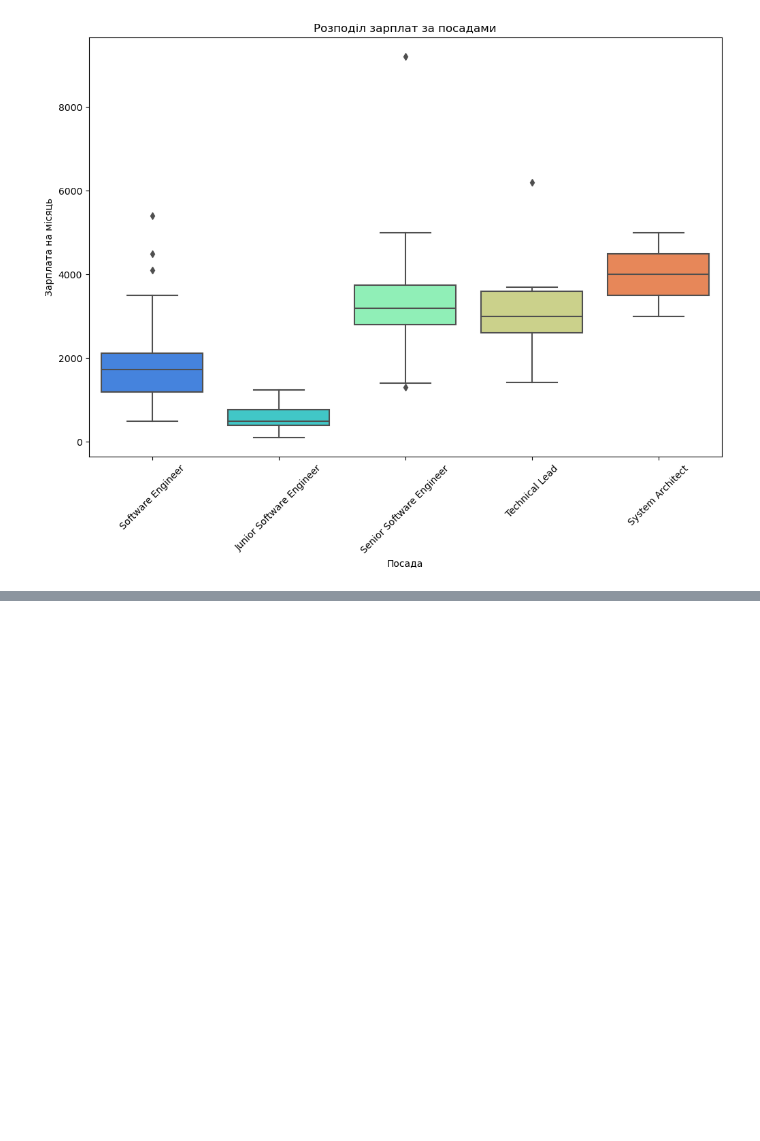
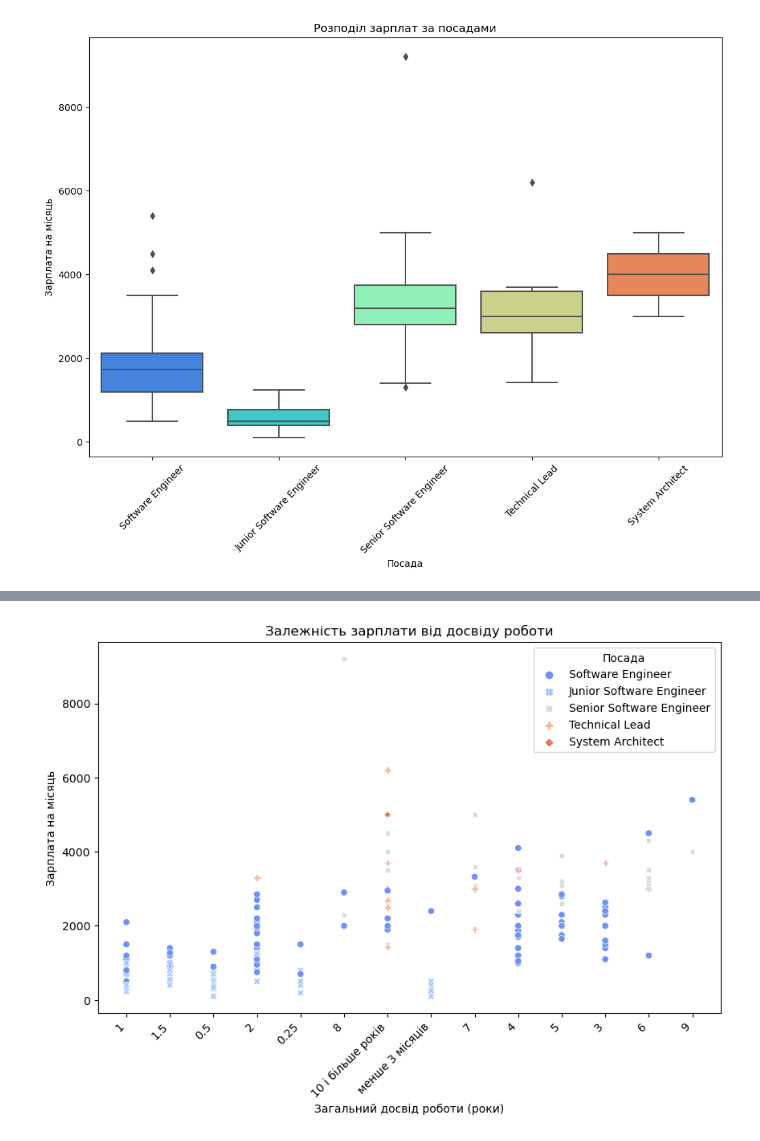
Before and after one commit to Korniev/Data-Sciense, a Jupyter notebook: hw_02/Hw_2.2.ipynb, the cells around one changed output, grey strips where cells are left out. Cells and saved outputs as stored; diff of their text form; code cells hidden in the pictures; blank space fills up the shorter version.

```diff
--- a/hw_02/Hw_2.2.ipynb
+++ b/hw_02/Hw_2.2.ipynb
@@ -288,0 +302,13 @@ plt.show()
+# %%
+# Графік розсіювання в залежності зарплати від стажу роботи
+
+plt.figure(figsize=(10, 6))
+sns.scatterplot(x='Загальний досвід роботи', y='Зарплата на місяць', data=python_data, hue='Посада', style='Посада', palette='coolwarm')
+plt.title('Залежність зарплати від досвіду роботи')
+plt.xlabel('Загальний досвід роботи (роки)')
+plt.ylabel('Зарплата на місяць')
+plt.legend(title='Посада')
+plt.xticks(rotation=45, ha="right")
+plt.show()
+# %% [output]
+[figure, added]
```
Also changed, not shown: parts of 2 cells of this notebook.
